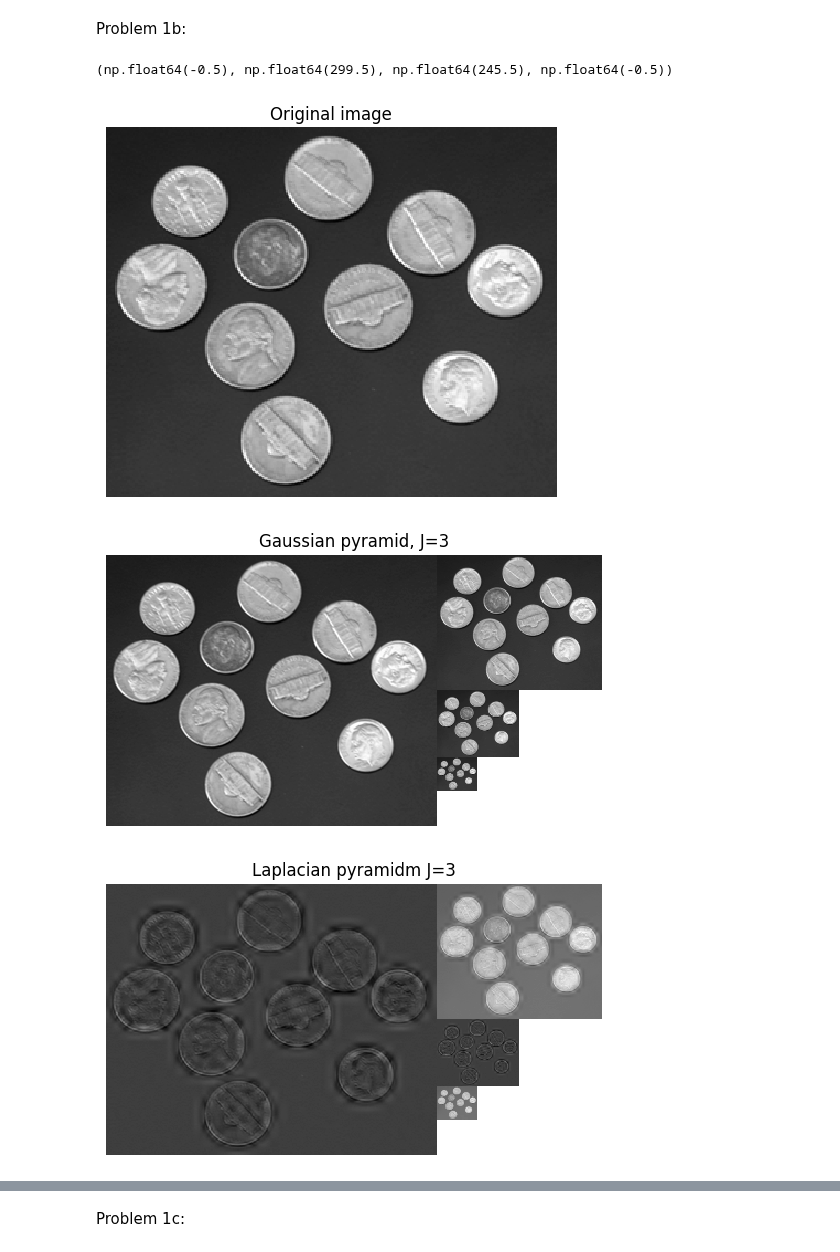
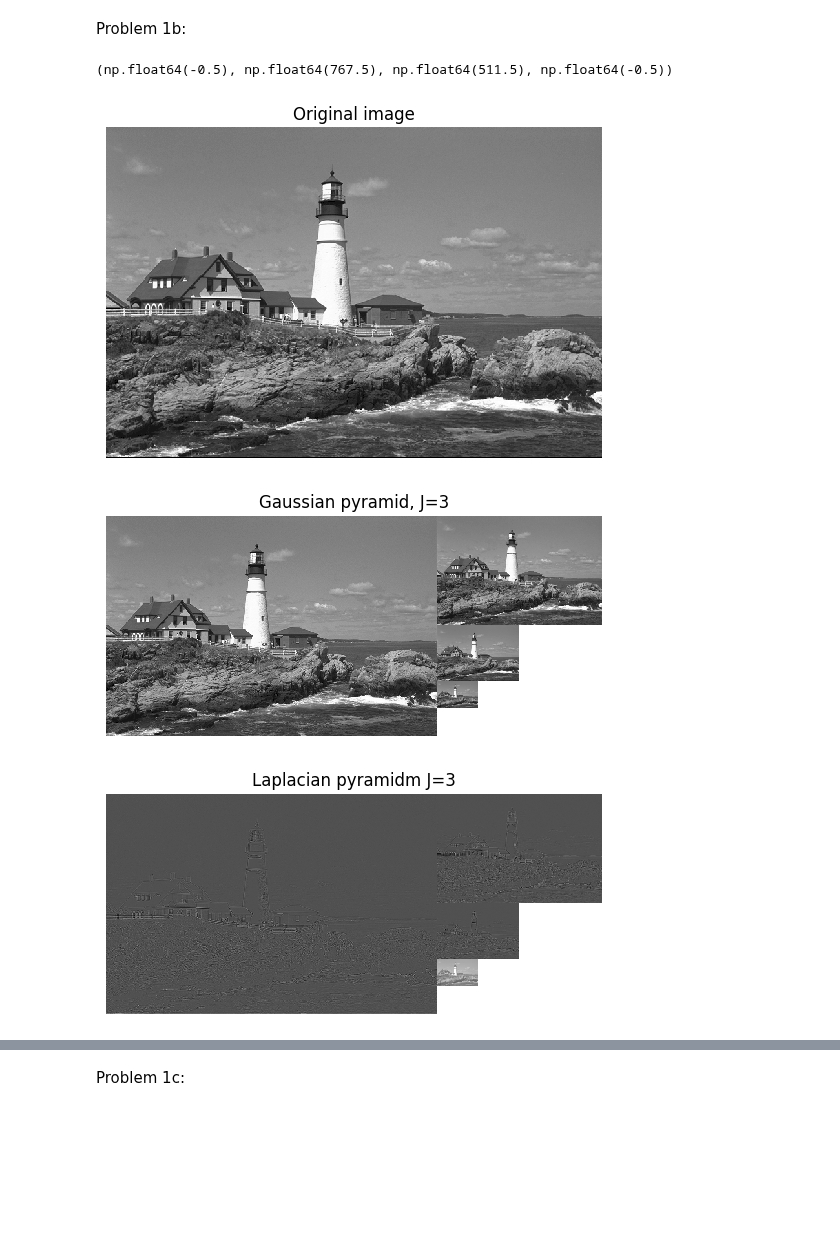
Before and after one commit to NMakarov97/ECE-GY-6123, a Jupyter notebook: HW3/ECE-6123 HW3.ipynb, the cells around one changed output, grey strips where cells are left out. Drawn from its saved outputs; the diff is of its cells as text; code cells hidden in the pictures; blank space fills up the shorter version.

```diff
--- a/HW3/ECE-6123 HW3.ipynb
+++ b/HW3/ECE-6123 HW3.ipynb
@@ -53,13 +53,13 @@ def laplacian_pyramid(im_data: np.ndarray, J: int) -> list[np.ndarray]:
     G = gaussian_pyramid(im_data, J)
 
     # Create Laplacian pyramid structure
-    L = [G.pop(0)] # Create list with first element as level 0
+    L = [G[0]] # Create list with first element as level 0
 
     # Iterate over all remaining levels
     for i in range(0,J):
-        im_data = G.pop(0) # Get first element in Gaussian pyramid
+        im_data = G[i+1] # Get first element in Gaussian pyramid
         (height,width) = im_data.shape # Get new width and height
-        U = cv2.resize(L[i],(width,height),interpolation=cv2.INTER_CUBIC) # Perform upscaling for next layer
+        U = cv2.resize(G[i],(width,height),interpolation=cv2.INTER_CUBIC) # Perform upscaling for next layer
         L.append(im_data - U) # Add new layer to end of list
 
     return L
@@ -123,38 +123,38 @@ def composite_image(P: list[np.ndarray]) -> np.ndarray:
     return C
 
 # Test reconstruction with a sample image
-image = np.asarray(cv2.imread('coins.png', cv2.IMREAD_GRAYSCALE),dtype=float)
+image = np.asarray(cv2.imread('lighthouse.png', cv2.IMREAD_GRAYSCALE),dtype=float)
 G = gaussian_pyramid(image, 3) # Gaussian pyramid
 L = laplacian_pyramid(image, 3) # Laplacian pyramid
 R = reconstruct_laplacian(L) # Reconstructed image
 
 # Create figure for original image
 plt.figure()
 plt.imshow(image, interpolation='none', cmap='gray')
 plt.title('Original image')
 plt.axis('off')
 
 # Create figure for composite Gaussian image
 C = composite_image(G)
 plt.figure()
 plt.imshow(C, interpolation='none', cmap='gray')
 plt.title('Gaussian pyramid, J=3')
 plt.axis('off')
 
 # Create figure for composite Laplacian image
 C = composite_image(L)
 plt.figure()
 plt.imshow(C, interpolation='none', cmap='gray')
 plt.title('Laplacian pyramidm J=3')
 plt.axis('off')
 
 # Create figure for reconstructed image
 plt.figure()
 plt.imshow(R, interpolation='none', cmap='gray')
 plt.title('Reconstructed image')
 plt.axis('off')
 # %% [output]
-(np.float64(-0.5), np.float64(299.5), np.float64(245.5), np.float64(-0.5))
+(np.float64(-0.5), np.float64(767.5), np.float64(511.5), np.float64(-0.5))
-[figure, old version]
+[figure, new version]
-[figure, old version]
+[figure, new version]
-[figure, old version]
+[figure, new version]
```
Also changed, not shown: parts of 1 cell of this notebook.
